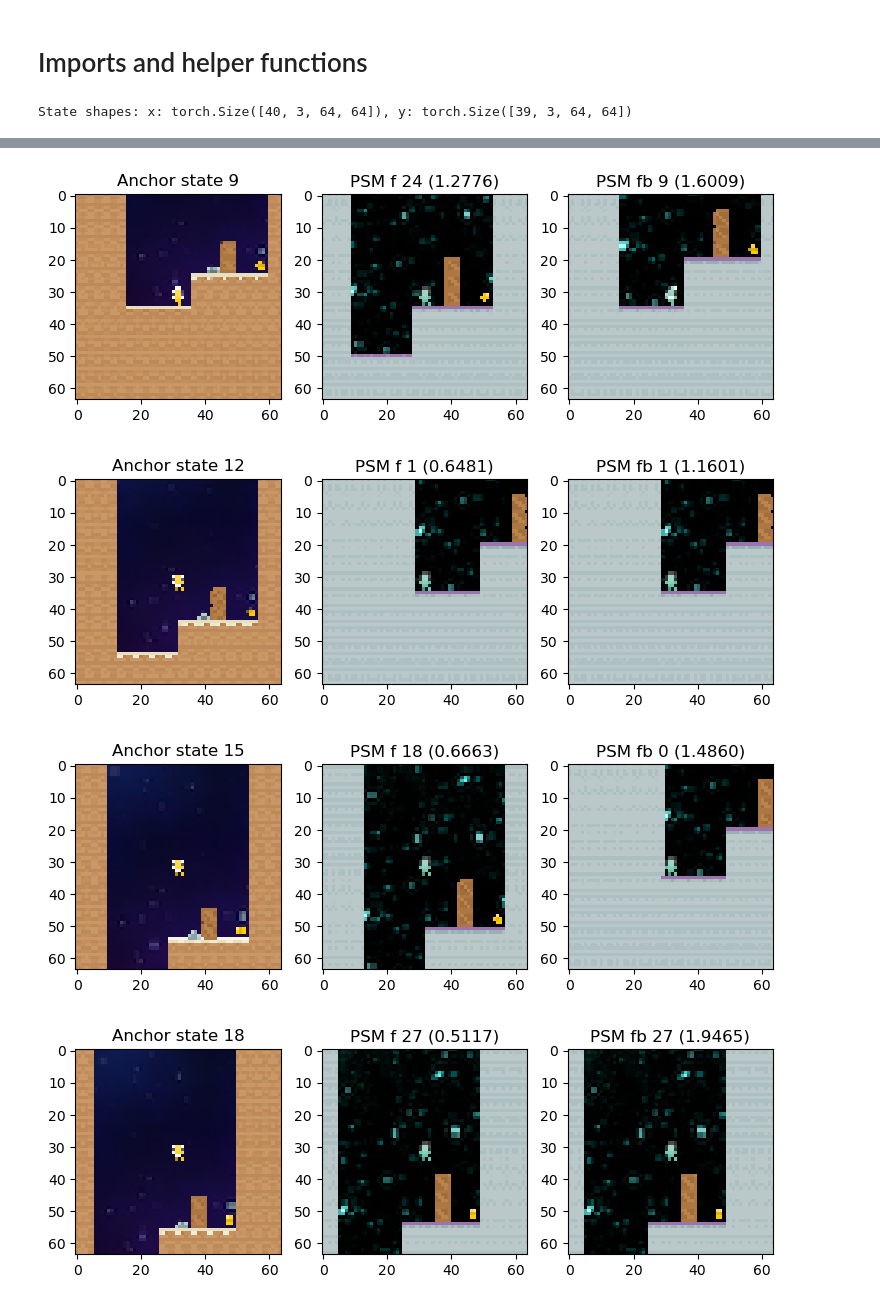
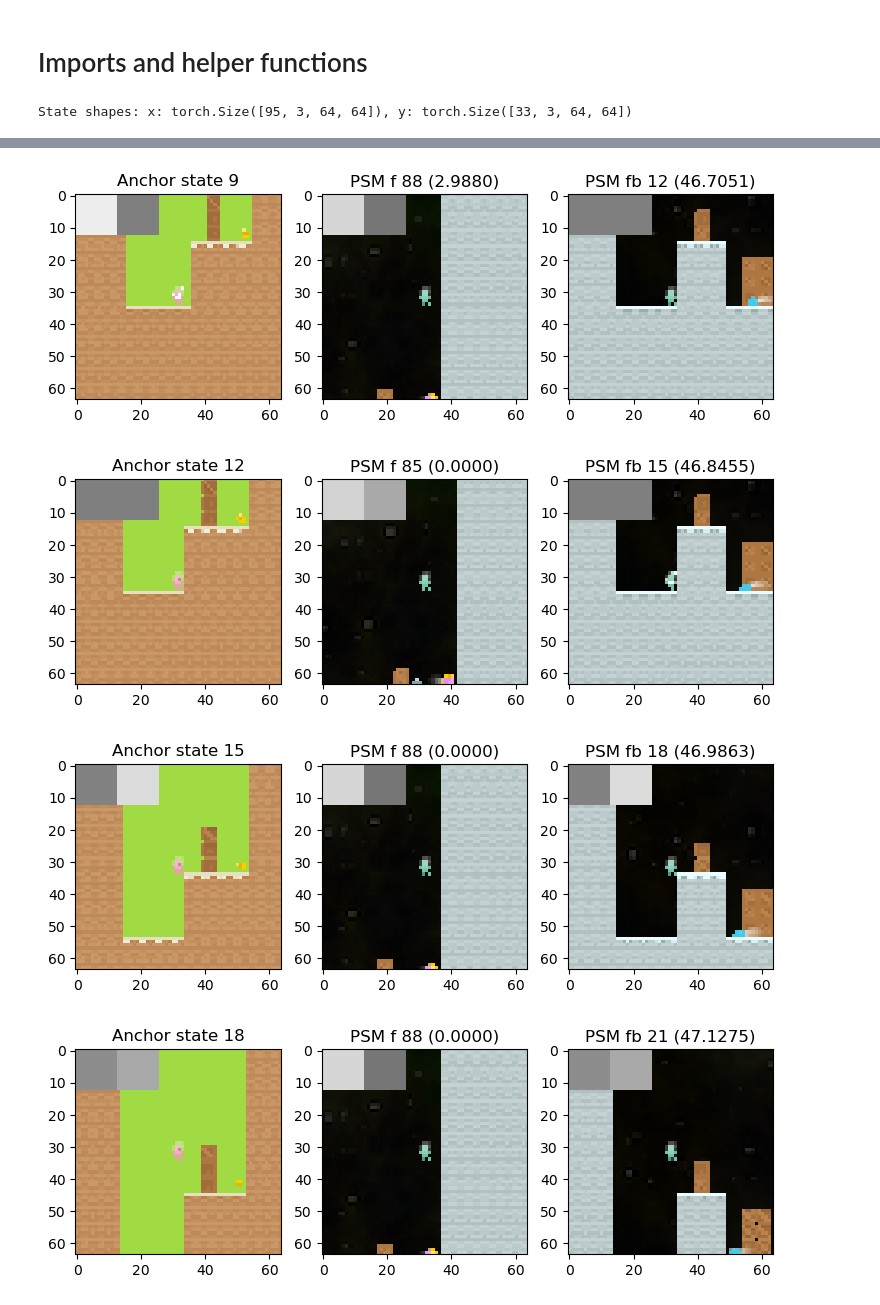
Before and after one commit to manusimidt/jku_master_thesis, a Jupyter notebook: coinrun/visualize_psm.ipynb, the cells around one changed output, grey strips where cells are left out. Drawn from its saved outputs; the diff is of its cells as text; code cells hidden in the pictures.

```diff
--- a/coinrun/visualize_psm.ipynb
+++ b/coinrun/visualize_psm.ipynb
@@ -31,12 +35,12 @@ def compare_imgs(a,b,c,title1, title2, title3, scale=3, compare_idx=0):
    # plt.savefig(f"{compare_idx}.pdf", bbox_inches='tight', pad_inches=0)
    plt.show()
 # %%
-buffer = CoinRunReplayBuffer("cpu", 2, './dataset/1000')
+buffer = CoinRunReplayBuffer("cpu", 2, './coinrun/dataset/seeds-0-9')
 states_x, actions_x = buffer.sample_trajectory()
 states_y, actions_y = buffer.sample_trajectory()
 print(f"State shapes: x: {states_x.shape}, y: {states_y.shape}")
 # %% [output]
-State shapes: x: torch.Size([40, 3, 64, 64]), y: torch.Size([39, 3, 64, 64])
+State shapes: x: torch.Size([95, 3, 64, 64]), y: torch.Size([33, 3, 64, 64])
 # %%
 # states_x, actions_x = states_x[-200:], actions_x[-200:]
 # states_y, actions_y = states_y[-200:], actions_y[-200:]
@@ -44,8 +48,8 @@ State shapes: x: torch.Size([40, 3, 64, 64]), y: torch.Size([39, 3, 64, 64])
 #psm_forward = psm.psm_default(actions_x, actions_y, gamma=0.90)
 #psm_fb = psm.psm_fb(actions_x, actions_y, gamma=0.90)
 
-psm_forward_fast = psm.psm_f_fast(actions_x, actions_y, gamma=0.8)
-psm_fb_fast = psm.psm_fb_fast(actions_x, actions_y, gamma=0.8)
+psm_forward_fast = psm.psm_f_fast(actions_x, actions_y, gamma=0.999)
+psm_fb_fast = psm.psm_fb_fast(actions_x, actions_y, gamma=0.999)
 
 #assert np.allclose(psm_forward, psm_forward_fast) , "Different psm values for fast and slow version!"
 #assert np.allclose(psm_fb, psm_fb_fast) , "Different psm values for fast and slow version!"
@@ -74,4 +78,4 @@ for compare_idx in range(0, len(actions_y)):
-[figure, old version]
+[figure, new version]
-[figure, old version]
+[figure, new version]
-[figure, old version]
+[figure, new version]
-[figure, old version]
+[figure, new version]
```
Also changed, not shown: parts of 4 cells of this notebook, 3 other files.
